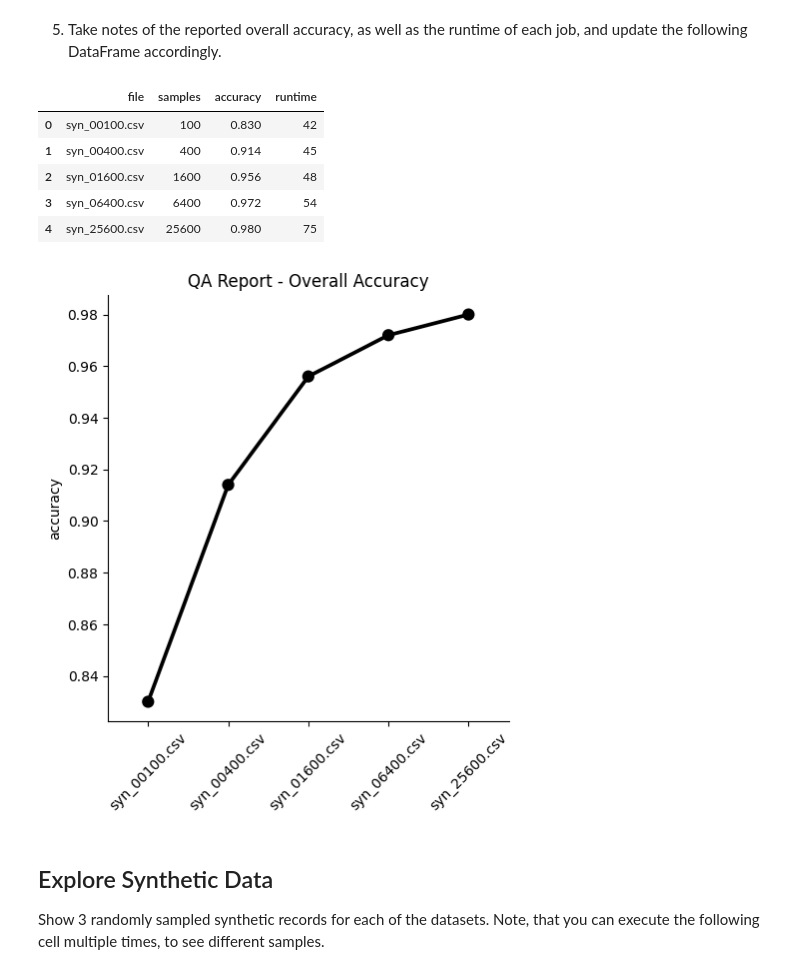
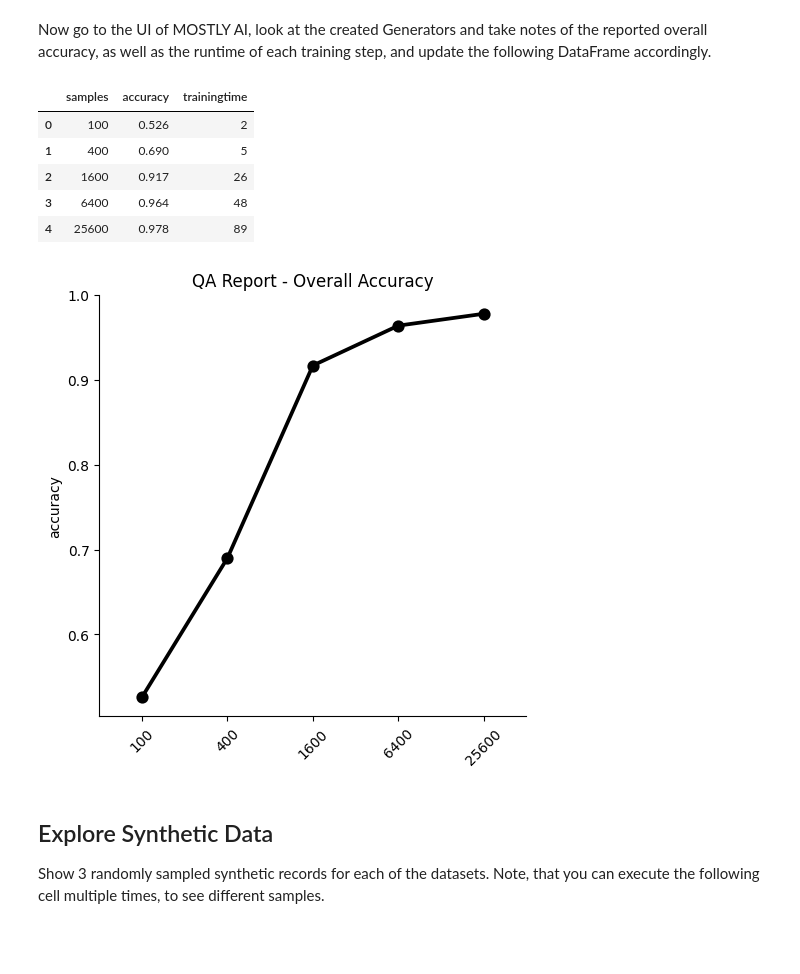
Before and after one commit to mostly-ai/mostly-tutorials, a Jupyter notebook: size-vs-accuracy/size-vs-accuracy.ipynb, the cells around one changed output. Cells and saved outputs as stored; diff of their text form; code cells hidden in the pictures; blank space fills up the shorter version.

Commit message:
v200 Update for Size vs. accuracy trade-off Tutorial

```diff
--- a/size-vs-accuracy/size-vs-accuracy.ipynb
+++ b/size-vs-accuracy/size-vs-accuracy.ipynb
@@ -58,31 +91,31 @@ Loaded Dataset `syn_25600.csv` with 10,000 records and 15 attributes
 # %% [markdown]
-5. Take notes of the reported overall accuracy, as well as the runtime of each job, and update the following DataFrame accordingly.
+Now go to the UI of MOSTLY AI, look at the created Generators and take notes of the reported overall accuracy, as well as the runtime of each training step, and update the following DataFrame accordingly.
 # %%
 results = pd.DataFrame([
-    {'file': 'syn_00100.csv', 'samples': 100, 'accuracy': 0.830, 'runtime': 42},
-    {'file': 'syn_00400.csv', 'samples': 400, 'accuracy': 0.914, 'runtime': 45},
-    {'file': 'syn_01600.csv', 'samples': 1600, 'accuracy': 0.956, 'runtime': 48},
-    {'file': 'syn_06400.csv', 'samples': 6400, 'accuracy': 0.972, 'runtime': 54},
-    {'file': 'syn_25600.csv', 'samples': 25600, 'accuracy': 0.980, 'runtime': 75},
+    {'samples': 100, 'accuracy': 0.526, 'trainingtime': 2},
+    {'samples': 400, 'accuracy': 0.690, 'trainingtime': 5},
+    {'samples': 1600, 'accuracy': 0.917, 'trainingtime': 26},
+    {'samples': 6400, 'accuracy': 0.964, 'trainingtime': 48},
+    {'samples': 25600, 'accuracy': 0.978, 'trainingtime': 89},
 ])
 results
 # %% [output]
-|  | file | samples | accuracy | runtime |
-| 0 | syn_00100.csv | 100 | 0.830 | 42 |
-| 1 | syn_00400.csv | 400 | 0.914 | 45 |
-| 2 | syn_01600.csv | 1600 | 0.956 | 48 |
-| 3 | syn_06400.csv | 6400 | 0.972 | 54 |
-| 4 | syn_25600.csv | 25600 | 0.980 | 75 |
+|  | samples | accuracy | trainingtime |
+| 0 | 100 | 0.526 | 2 |
+| 1 | 400 | 0.690 | 5 |
+| 2 | 1600 | 0.917 | 26 |
+| 3 | 6400 | 0.964 | 48 |
+| 4 | 25600 | 0.978 | 89 |
 # %%
 import seaborn as sns
 import matplotlib.pyplot as plt
-sns.catplot(data=results, y='accuracy', x='file', kind='point', color='black')
+sns.catplot(data=results, y='accuracy', x='samples', kind='point', color='black')
 plt.xticks(rotation=45)
 plt.xlabel('')
 plt.title('QA Report - Overall Accuracy')
 plt.show()
 # %% [output]
-[figure, old version]
+[figure, new version]
 # %% [markdown]
 ## Explore Synthetic Data
 
```
Also changed, not shown: parts of 11 cells of this notebook.
